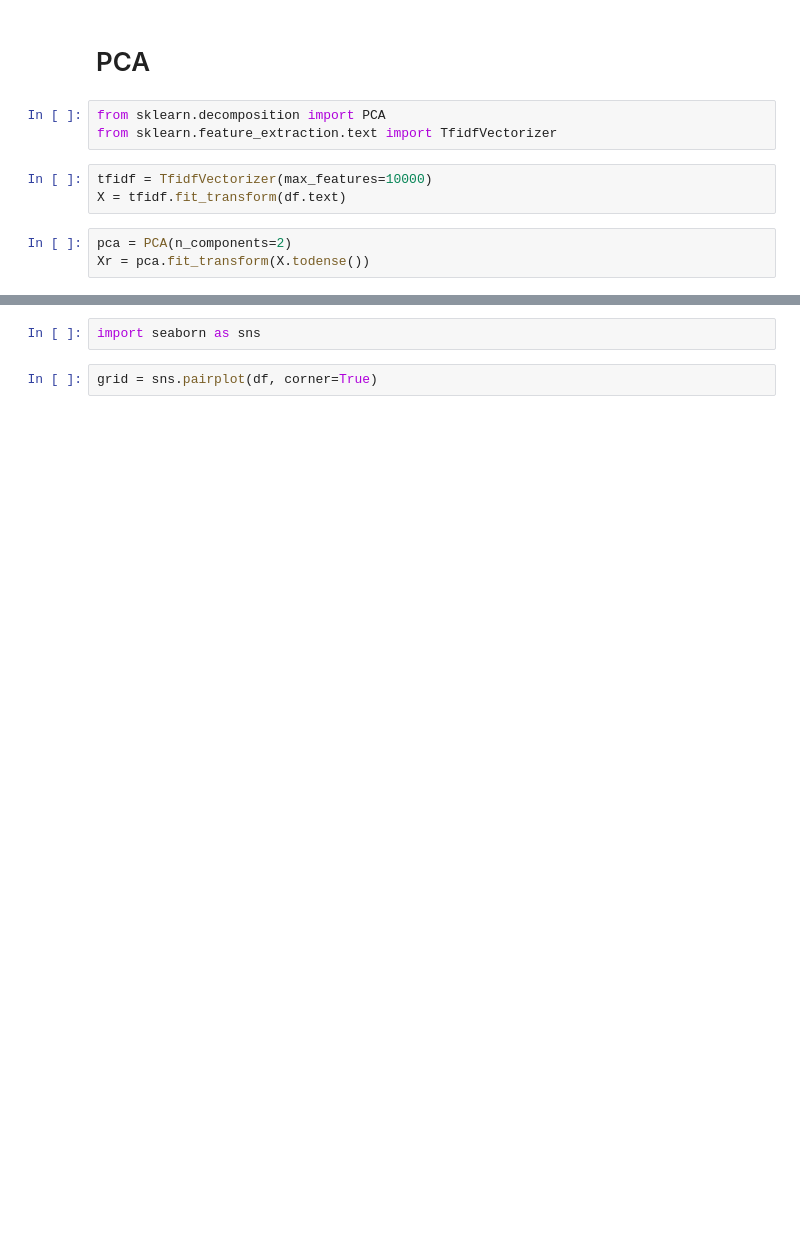
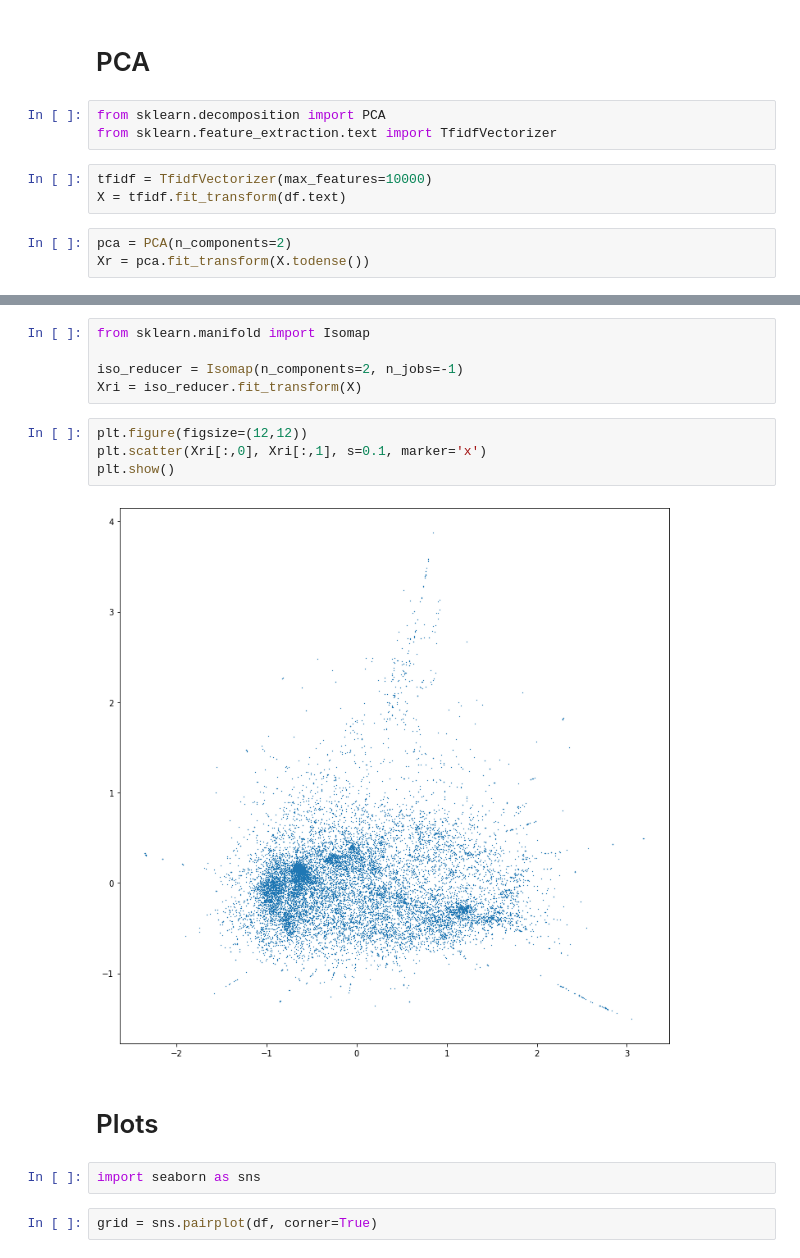
Before and after one commit to LennartKeller/SubtitleClustering, a Jupyter notebook: data_exploration/DataExploration.ipynb, the cells around one changed output, grey strips where cells are left out. Cells and saved outputs as stored; diff of their text form; blank space fills up the shorter version.

```diff
--- a/data_exploration/DataExploration.ipynb
+++ b/data_exploration/DataExploration.ipynb
@@ -152,3 +273,16 @@ plt.show()
+# %%
+from sklearn.manifold import Isomap
+
+iso_reducer = Isomap(n_components=2, n_jobs=-1)
+Xri = iso_reducer.fit_transform(X)
+# %%
+plt.figure(figsize=(12,12))
+plt.scatter(Xri[:,0], Xri[:,1], s=0.1, marker='x')
+plt.show()
+# %% [output]
+[figure, added]
+# %% [markdown]
+# Plots
 # %%
 import seaborn as sns
 # %%
```
Also changed, not shown: parts of 21 cells of this notebook.
